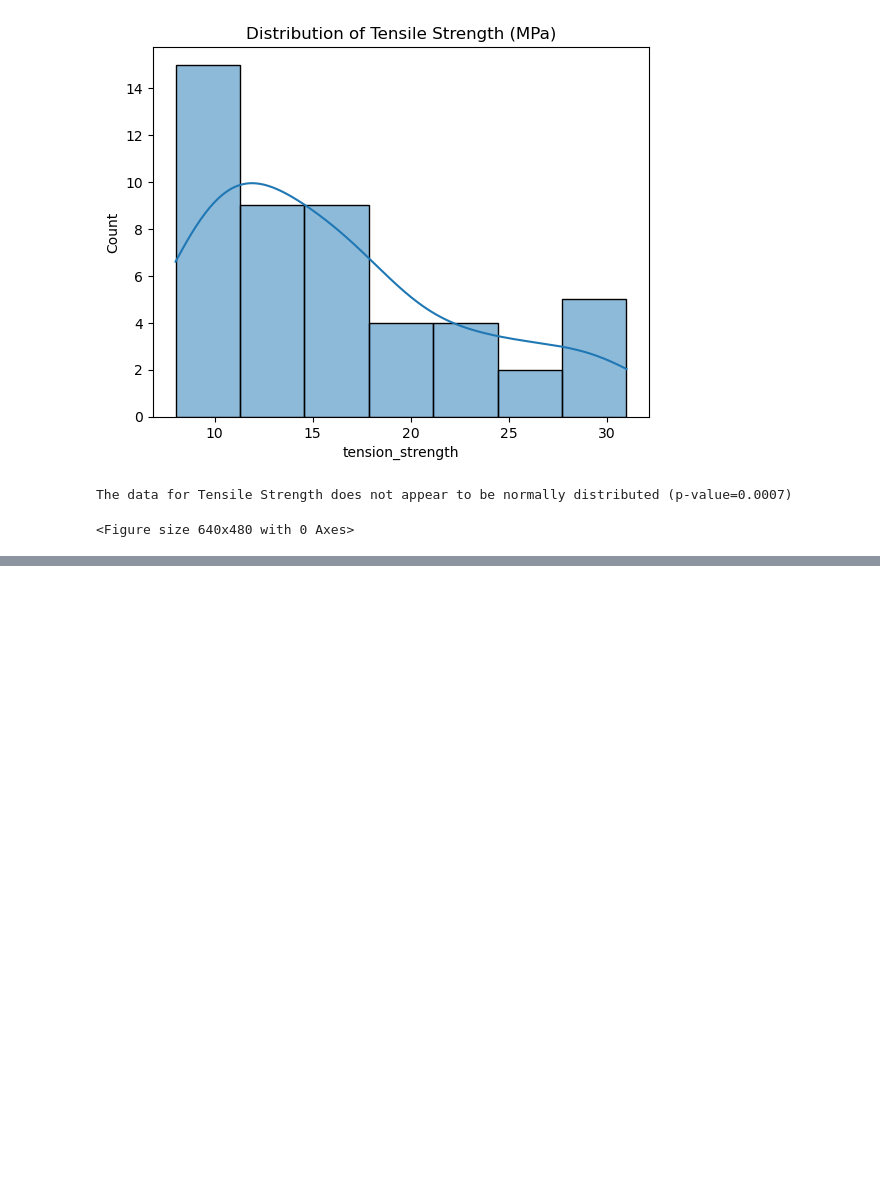
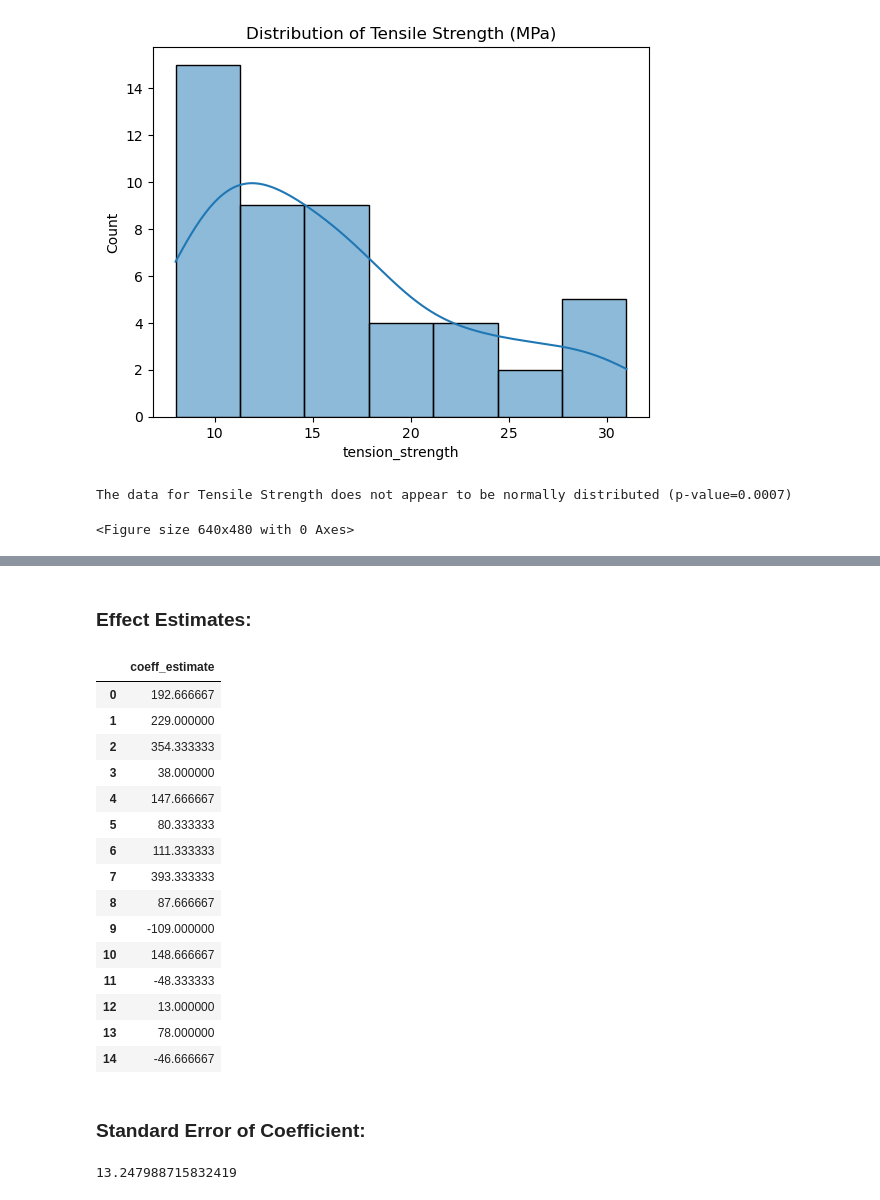
Before and after one commit to tapashreepradhan/semester-project-H02V8a, a Jupyter notebook: project.ipynb, the cells around one changed output, grey strips where cells are left out. Cells and saved outputs as stored; diff of their text form; code cells hidden in the pictures; blank space fills up the shorter version.

Commit message:
effect estimates, coeff, standard error and t-test

```diff
--- a/project.ipynb
+++ b/project.ipynb
@@ -143,0 +194,2 @@ To determine whether the coefficients and factors are of significance for the mo
+# %%
+response_roughness = df.iloc[:, [0, 1, 2, 3, 4]]
@@ -143,0 +229,63 @@ To determine whether the coefficients and factors are of significance for the mo
+# %%
+one = result[0]
+a = result[1]
+b = result[2]
+ab = result[3]
+c = result[4]
+ac = result[5]
+bc = result[6]
+abc = result[7]
+d = result[8]
+ad = result[9]
+bd = result[10]
+abd = result[11]
+cd = result[12]
+acd = result[13]
+bcd = result[14]
+abcd = result[15]
+# %%
+n = 3
+k = 4
+N = 1/(2*n)
+# %%
+A = (N * (abcd + bcd + acd + cd + abd + bd + ad + d - one - a - b - ab - c - ac - bc - abc))/2*k
+B = (N * (c+ac+bc+abc+cd+acd+bcd+abcd - one - a - b - ab - d - ad - bd - abd))/2*k
+C = (N * (-one -a +b +ab -c -ac +bc +abc -d -ad +bd +abd -cd -acd +bcd +abcd))/2*k
+D = (N * (-one +a -b +ab -c +ac -bc +abc -d +ad -bd +abd -cd +acd -bcd +abcd))/2*k
+AB = (N * (one +a +b +ab -c -ac -bc -abc -d -ad -bd -abd +cd +acd +bcd +abcd))/2*k
+AC = (N * (one +a -b -ab +c +ac -bc -abc -d -ad +bd +abd -cd -acd +bcd +abcd))/2*k
+AD = (N * (one -a +b -ab +c -ac +bc -abc -d +ad -bd +abd -cd +acd -bcd +abcd))/2*k
+BC = (N * (one +a -b -ab -c -ac +bc +abc +d +ad -bd -abd -cd -acd +bcd +abcd))/2*k
+BD = (N * (one -a +b -ab -c +ac -bc +abc +d -ad +bd -abd -cd +acd -bcd +abcd))/2*k
+CD = (N * (one -a -b +ab +c -ac -bc +abc +d -ad -bd +abd +cd -acd -bcd +abcd))/2*k
+ABC = (N * (-one -a +b +ab +c +ac -bc -abc +d +ad -bd -abd -cd -acd +bcd +abcd))/2*k
+ABD = (N * (-one +a -b +ab +c -ac +bc -abc +d -ad +bd -abd -cd +acd -bcd +abcd))/2*k
+ACD = (N * (-one +a +b -ab -c +ac +bc -abc +d -ad -bd +abd +cd -acd -bcd +abcd))/2*k
+BCD = (N * (-one +a +b -ab +c -ac -bc +abc -d +ad +bd -abd +cd -acd -bcd +abcd))/2*k
+ABCD = (N * (one -a -b +ab -c +ac +bc -abc -d +ad +bd -abd +cd -acd -bcd +abcd))/2*k
+# %% [markdown]
+### Effect Estimates:
+# %%
+effects = {'effect estimate': [A, B, C, D, AB, AC, AD, BC, BD, CD, ABC, ABD, ACD, BCD, ABCD]}
+factorial_effect = pd.DataFrame(effects)
+coeff_estimate = factorial_effect/2
+coeff_estimate.rename(columns={'effect estimate':'coeff_estimate'})
+# %% [output]
+|  | coeff_estimate |
+| 0 | 192.666667 |
+| 1 | 229.000000 |
+| 2 | 354.333333 |
+| 3 | 38.000000 |
+| 4 | 147.666667 |
+| 5 | 80.333333 |
+| 6 | 111.333333 |
+| 7 | 393.333333 |
+| 8 | 87.666667 |
+| 9 | -109.000000 |
+| 10 | 148.666667 |
+| 11 | -48.333333 |
+| 12 | 13.000000 |
+| 13 | 78.000000 |
+| 14 | -46.666667 |
+# %% [markdown]
+### Standard Error of Coefficient:
@@ -143,0 +302,4 @@ To determine whether the coefficients and factors are of significance for the mo
+# %%
+print(se_Effect)
+# %% [output]
+13.247988715832419
```
Also changed, not shown: parts of 17 cells of this notebook, 1 other file.
